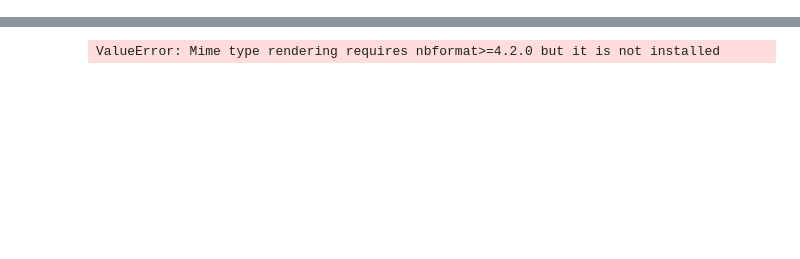
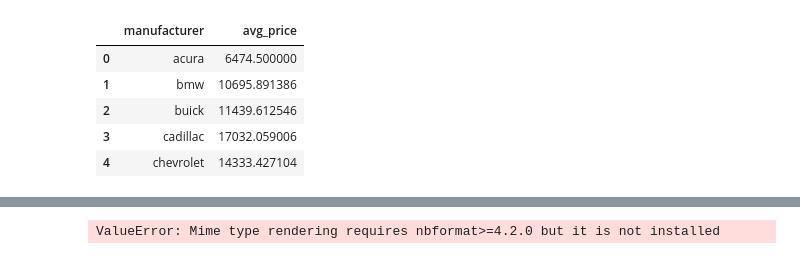
Before and after one commit to imnatec/proj_one, a Jupyter notebook: notebooks/EDA.ipynb, the cells around one changed output, grey strips where cells are left out. Cells and saved outputs as stored; diff of their text form; code cells hidden in the pictures; blank space fills up the shorter version.

```diff
--- a/notebooks/EDA.ipynb
+++ b/notebooks/EDA.ipynb
@@ -19,0 +84,11 @@ df.head()
+# %%
+#find the average price per manufacturer
+df_avg_price = df.groupby('manufacturer')['price'].mean().reset_index(name='avg_price')
+df_avg_price.head()
+# %% [output]
+|  | manufacturer | avg_price |
+| 0 | acura | 6474.500000 |
+| 1 | bmw | 10695.891386 |
+| 2 | buick | 11439.612546 |
+| 3 | cadillac | 17032.059006 |
+| 4 | chevrolet | 14333.427104 |
```
Also changed, not shown: parts of 11 cells of this notebook.
